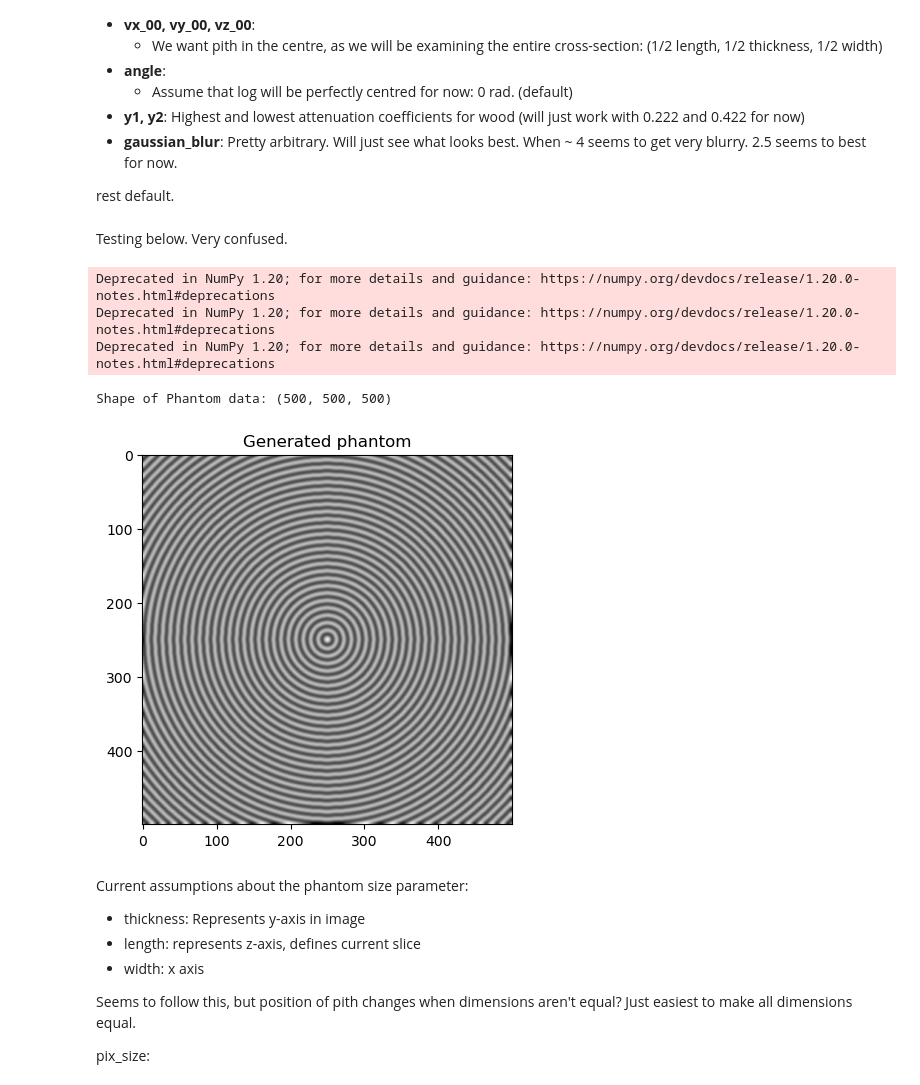
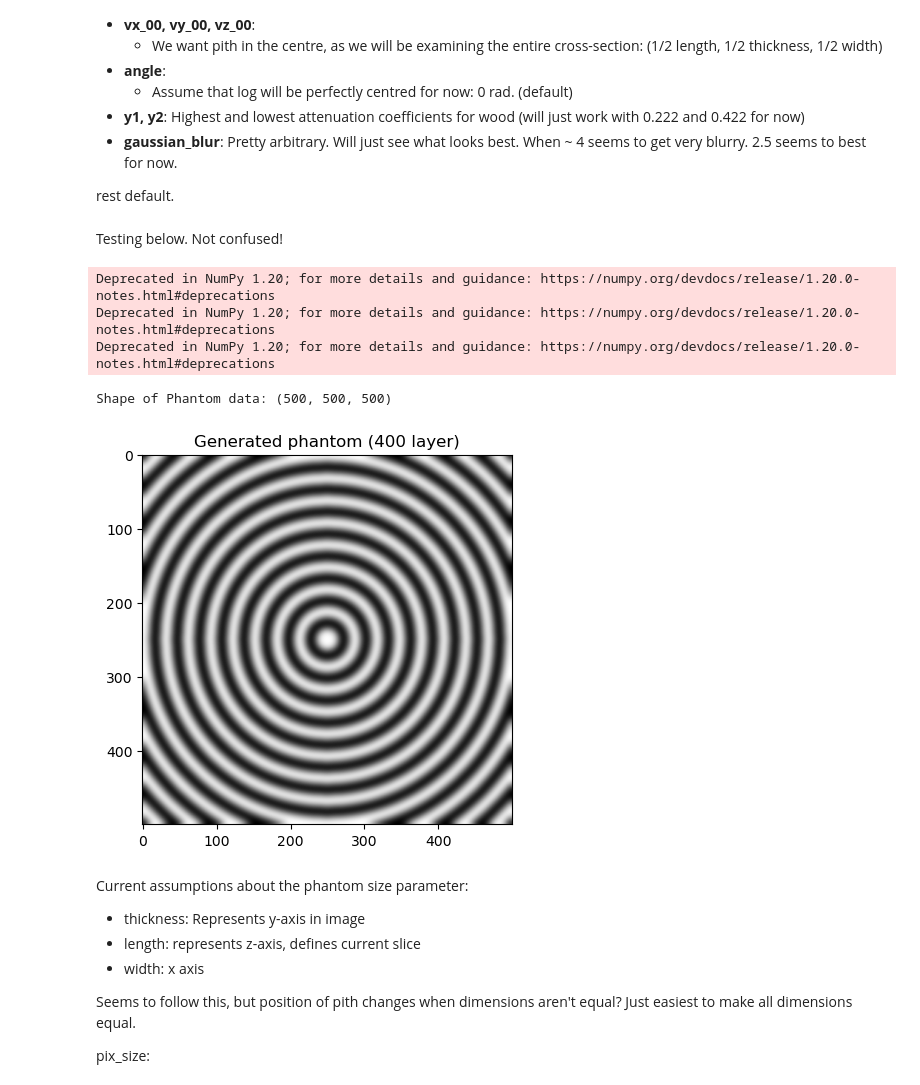
Before and after one commit to npeuker/MathModellingDTU, a Jupyter notebook: Exam Project/validation data generation/imagegen.ipynb, the cells around one changed output. Cells and saved outputs as stored; diff of their text form; code cells hidden in the pictures.

```diff
--- a/Exam Project/validation data generation/imagegen.ipynb
+++ b/Exam Project/validation data generation/imagegen.ipynb
@@ -163,19 +163,18 @@ def truncated_triangle(l, y1, y2, a, b, c, d, e):
 
 rest default.
 # %% [markdown]
-Testing below. Very confused.
+Testing below. Not confused!
 # %%
 # Parameters
 phantom_size = (500, 500, 500) # t - y axis , l - z axis (defines slice), w - x axis
 v0 = ((-1/2)*phantom_size[1], (1/2)*phantom_size[0],(1/2)*phantom_size[2])
-ring_width = 10.0
+ring_width = 30.0
 angle = np.deg2rad(0.0)
 pix_size = 1
-blur = 2.5
+blur = 5
 
-P = phantom_plank(phantom_size, angle = angle, p = pix_size, ring_width = ring_width, gaussian_blurr=blur).transpose([0,2,1])
-# Unsure as to why the phantom has to be transposed?
-# Phantom has essentially been rotated 90 degrees (clockwise?)
+P = phantom_plank(phantom_size, angle = angle, p = pix_size, ring_width = ring_width, gaussian_blurr=blur)
+#.transpose([0,2,1])
 print(f"Shape of Phantom data: {P.shape}")
 # %% [output]
 Deprecated in NumPy 1.20; for more details and guidance: https://numpy.org/devdocs/release/1.20.0-notes.html#deprecations
@@ -184,11 +183,13 @@ Deprecated in NumPy 1.20; for more details and guidance: https://numpy.org/devdo
 Shape of Phantom data: (500, 500, 500)
 # %%
 # displaying plank
-plt.imshow(P[:,0,:], cmap="gray")
-plt.title(f"Generated phantom")
+i = 400
+plt.imshow(P[:,:,i], cmap="gray")
+plt.title(f"Generated phantom ({i} layer)")
 plt.show()
+print()
 # %% [output]
-[figure, old version]
+[figure, new version]
 # %% [markdown]
 Current assumptions about the phantom size parameter:
 - thickness: Represents y-axis in image
```
Also changed, not shown: parts of 11 cells of this notebook, 26 other files.
